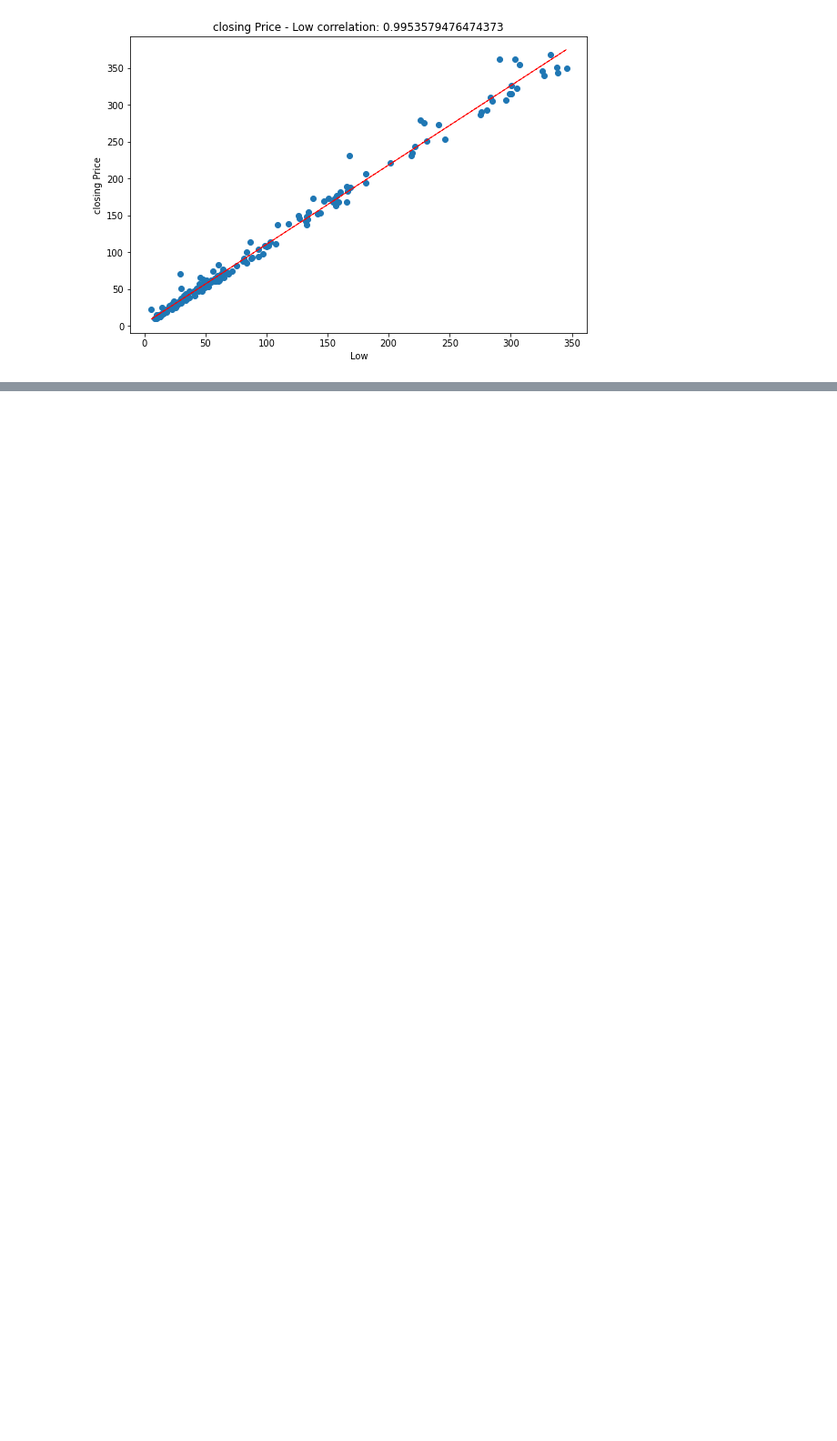
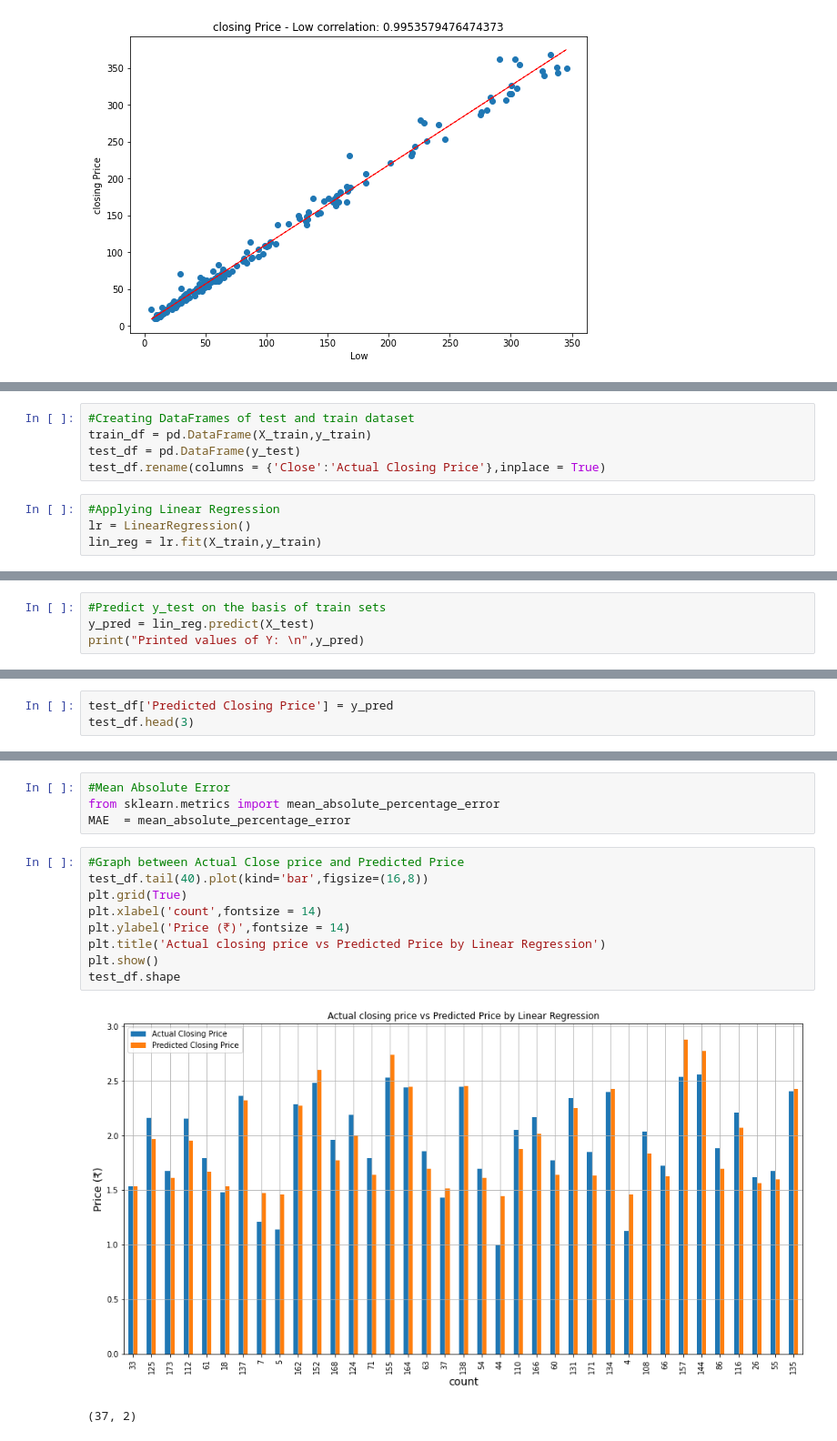
Before and after one commit to Zeeshan2012/Yes_Bank_Stock_Price_Project, a Jupyter notebook: Yes_Bank_Share_Price_Prediction.ipynb, the cells around one changed output, grey strips where cells are left out. Shown: that part at 91% size. Cells and saved outputs as stored; diff of their text form; blank space fills up the shorter version.

```diff
--- a/Yes_Bank_Share_Price_Prediction.ipynb
+++ b/Yes_Bank_Share_Price_Prediction.ipynb
@@ -170,0 +309,9 @@ plt.show()
+# %%
+#Creating DataFrames of test and train dataset
+train_df = pd.DataFrame(X_train,y_train)
+test_df = pd.DataFrame(y_test)
+test_df.rename(columns = {'Close':'Actual Closing Price'},inplace = True)
+# %%
+#Applying Linear Regression
+lr = LinearRegression()
+lin_reg = lr.fit(X_train,y_train)
@@ -170,0 +331,4 @@ plt.show()
+# %%
+#Predict y_test on the basis of train sets
+y_pred = lin_reg.predict(X_test)
+print("Printed values of Y: \n",y_pred)
@@ -170,0 +344,3 @@ plt.show()
+# %%
+test_df['Predicted Closing Price'] = y_pred
+test_df.head(3)
@@ -170,0 +370,16 @@ plt.show()
+# %%
+#Mean Absolute Error
+from sklearn.metrics import mean_absolute_percentage_error
+MAE  = mean_absolute_percentage_error
+# %%
+#Graph between Actual Close price and Predicted Price
+test_df.tail(40).plot(kind='bar',figsize=(16,8))
+plt.grid(True)
+plt.xlabel('count',fontsize = 14)
+plt.ylabel('Price (₹)',fontsize = 14)
+plt.title('Actual closing price vs Predicted Price by Linear Regression')
+plt.show()
+test_df.shape
+# %% [output]
+[figure, added]
+(37, 2)
```
Also changed, not shown: parts of 50 cells of this notebook.
